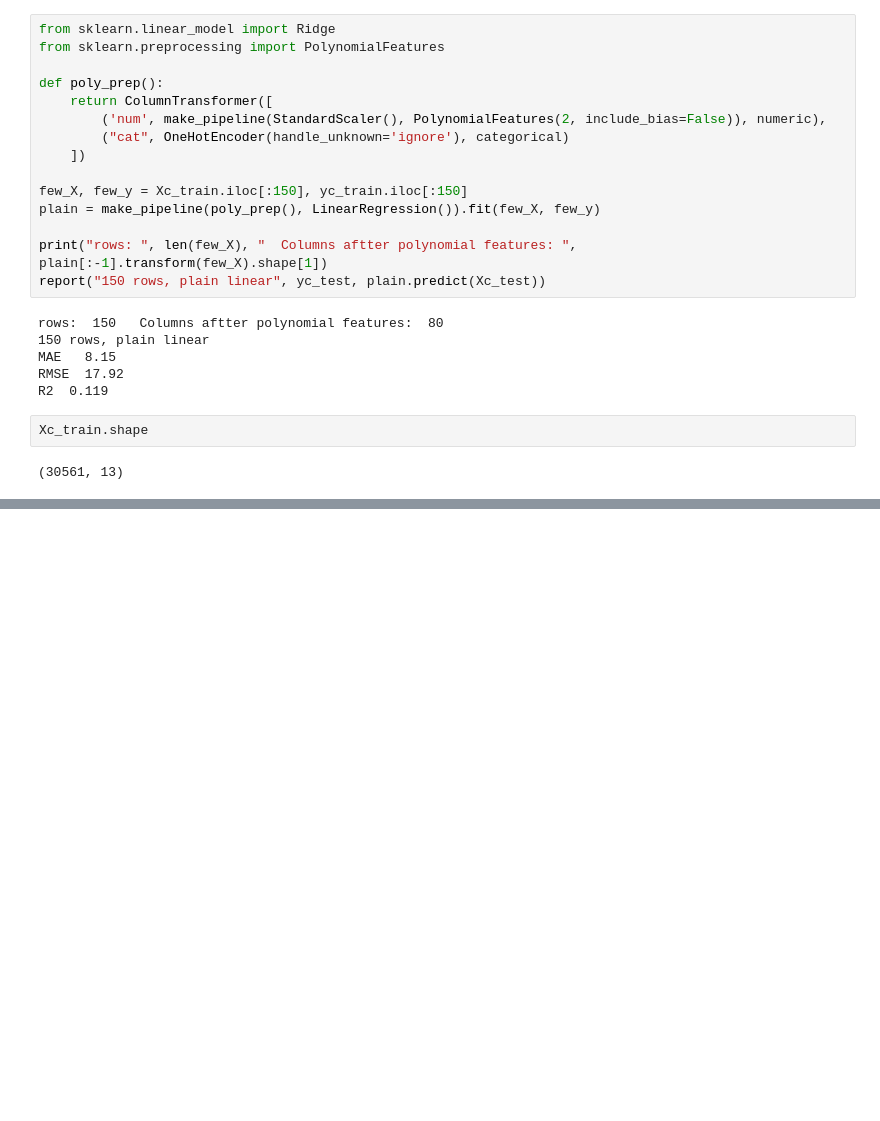
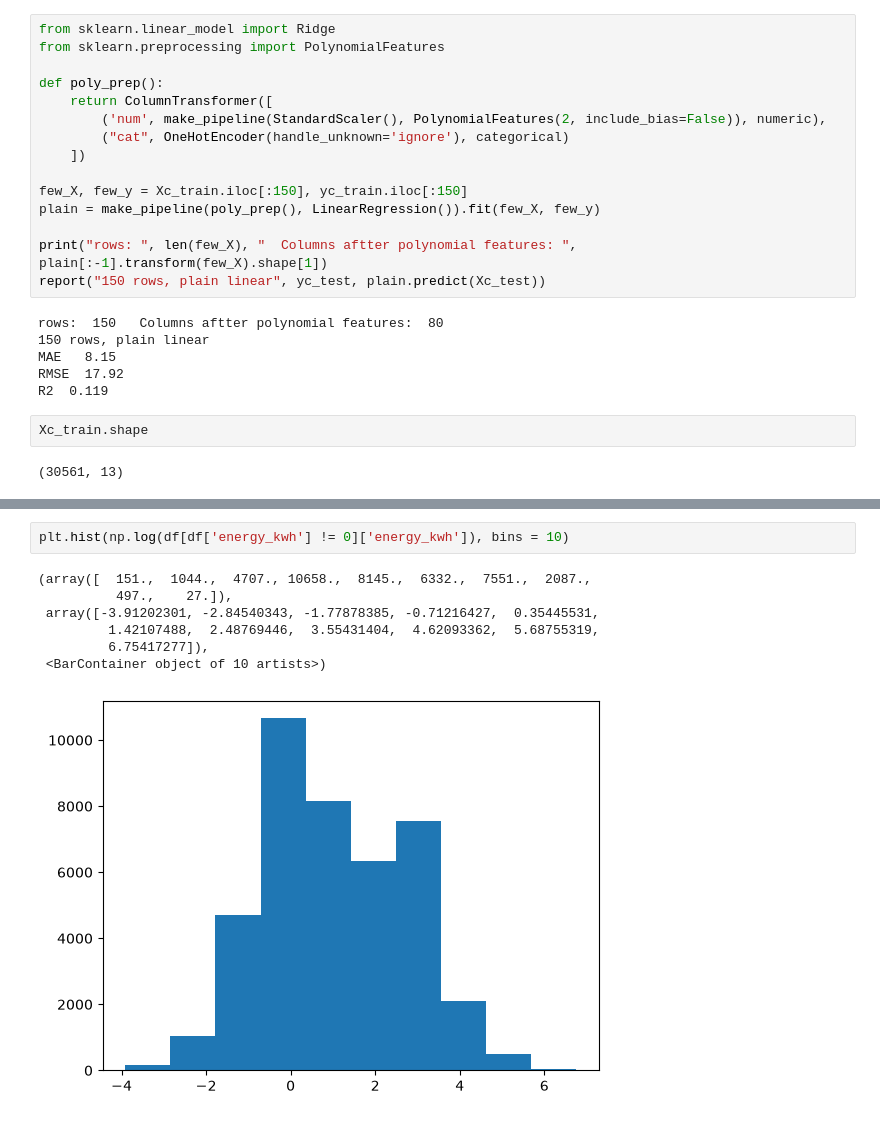
Before and after one commit to optimizer-step/scikit-learn-masterclass, a Jupyter notebook: notebooks/ch07_regression_problem.ipynb, the cells around one changed output, grey strips where cells are left out. Saved outputs shown, nothing was run; the diff lists cells and outputs as text; blank space fills up the shorter version.

```diff
--- a/notebooks/ch07_regression_problem.ipynb
+++ b/notebooks/ch07_regression_problem.ipynb
@@ -256,0 +288,10 @@ Xc_train.shape
+# %%
+plt.hist(np.log(df[df['energy_kwh'] != 0]['energy_kwh']), bins = 10)
+# %% [output]
+(array([  151.,  1044.,  4707., 10658.,  8145.,  6332.,  7551.,  2087.,
+          497.,    27.]),
+ array([-3.91202301, -2.84540343, -1.77878385, -0.71216427,  0.35445531,
+         1.42107488,  2.48769446,  3.55431404,  4.62093362,  5.68755319,
+         6.75417277]),
+ <BarContainer object of 10 artists>)
+[figure, added]
```
Also changed, not shown: parts of 6 cells of this notebook, 21 other files.
